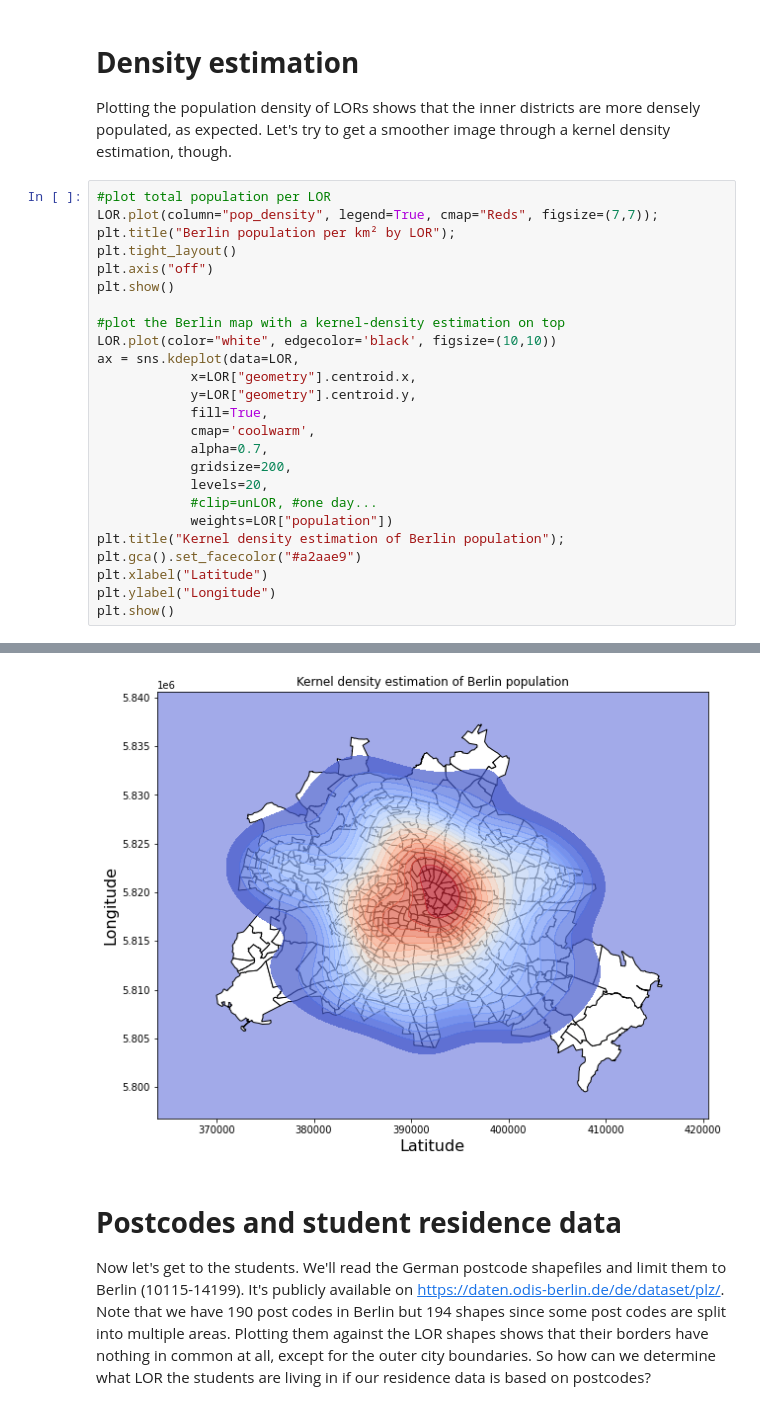
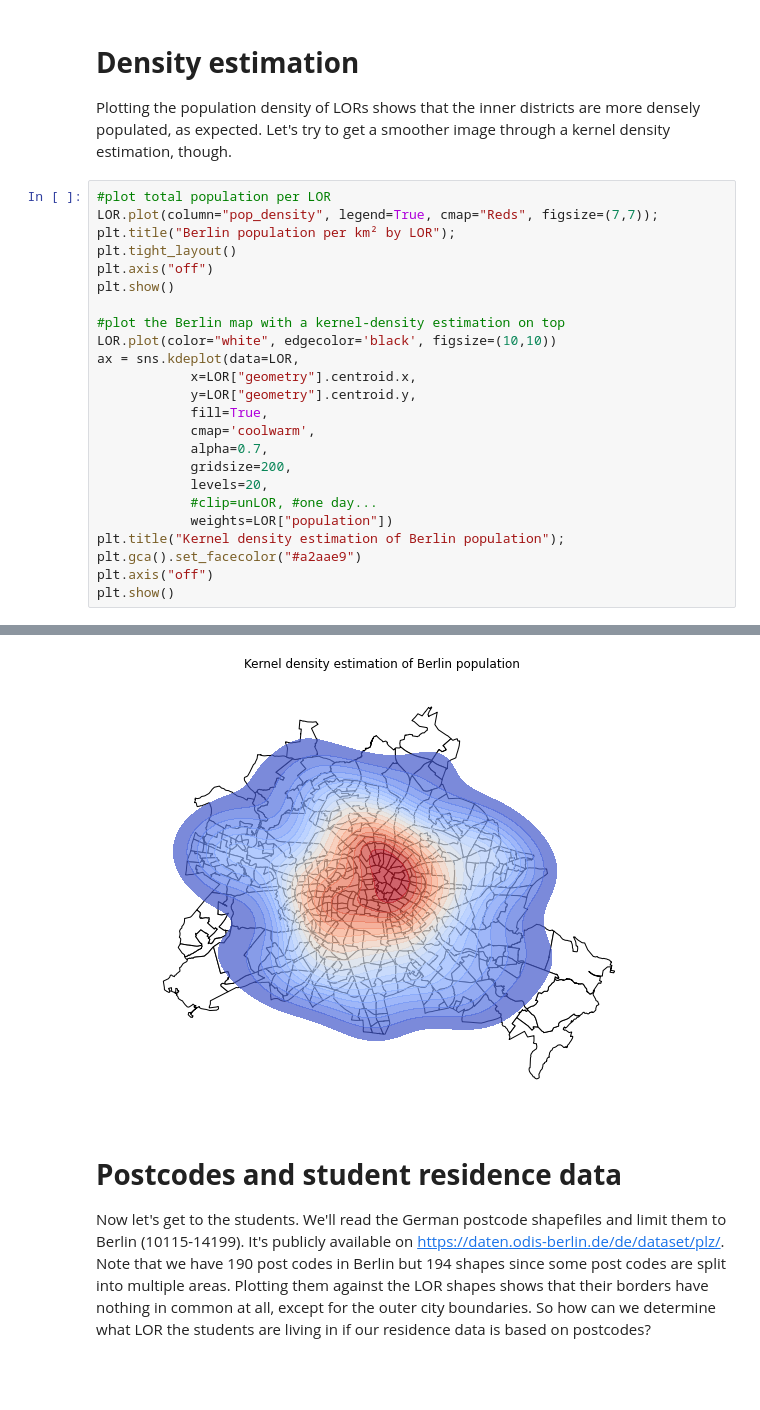
Before and after one commit to anwu-git/berlin-student-residence, a Jupyter notebook: berlin-student-residence.ipynb, the cells around one changed output, grey strips where cells are left out. Drawn from its saved outputs; the diff is of its cells as text; blank space fills up the shorter version.

```diff
--- a/berlin-student-residence.ipynb
+++ b/berlin-student-residence.ipynb
@@ -233,31 +235,30 @@ Plotting the population density of LORs shows that the inner districts are more
 # %%
 #plot total population per LOR
 LOR.plot(column="pop_density", legend=True, cmap="Reds", figsize=(7,7));
 plt.title("Berlin population per km² by LOR");
 plt.tight_layout()
 plt.axis("off")
 plt.show()
 
 #plot the Berlin map with a kernel-density estimation on top
 LOR.plot(color="white", edgecolor='black', figsize=(10,10))
 ax = sns.kdeplot(data=LOR,
             x=LOR["geometry"].centroid.x,
             y=LOR["geometry"].centroid.y,
             fill=True,
             cmap='coolwarm',
             alpha=0.7,
             gridsize=200,
             levels=20,
             #clip=unLOR, #one day...
             weights=LOR["population"])
 plt.title("Kernel density estimation of Berlin population");
 plt.gca().set_facecolor("#a2aae9")
-plt.xlabel("Latitude")
-plt.ylabel("Longitude")
+plt.axis("off")
 plt.show()
 # %% [output]
 [figure]
-[figure, old version]
+[figure, new version]
 # %% [markdown]
 # **Postcodes and student residence data**
 Now let's get to the students. We'll read the German postcode shapefiles and limit them to Berlin (10115-14199). It's publicly available on https://daten.odis-berlin.de/de/dataset/plz/. Note that we have 190 post codes in Berlin but 194 shapes since some post codes are split into multiple areas. Plotting them against the LOR shapes shows that their borders have nothing in common at all, except for the outer city boundaries. So how can we determine what LOR the students are living in if our residence data is based on postcodes?
```
Also changed, not shown: parts of 4 cells of this notebook.
